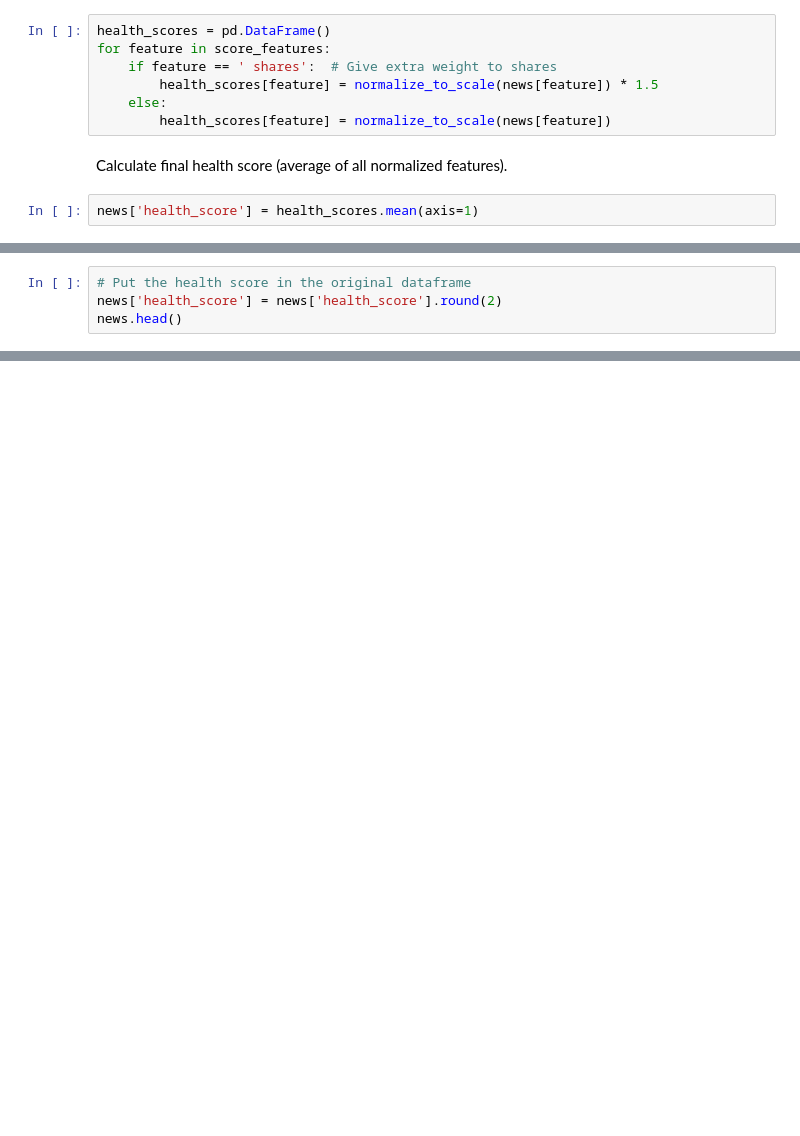
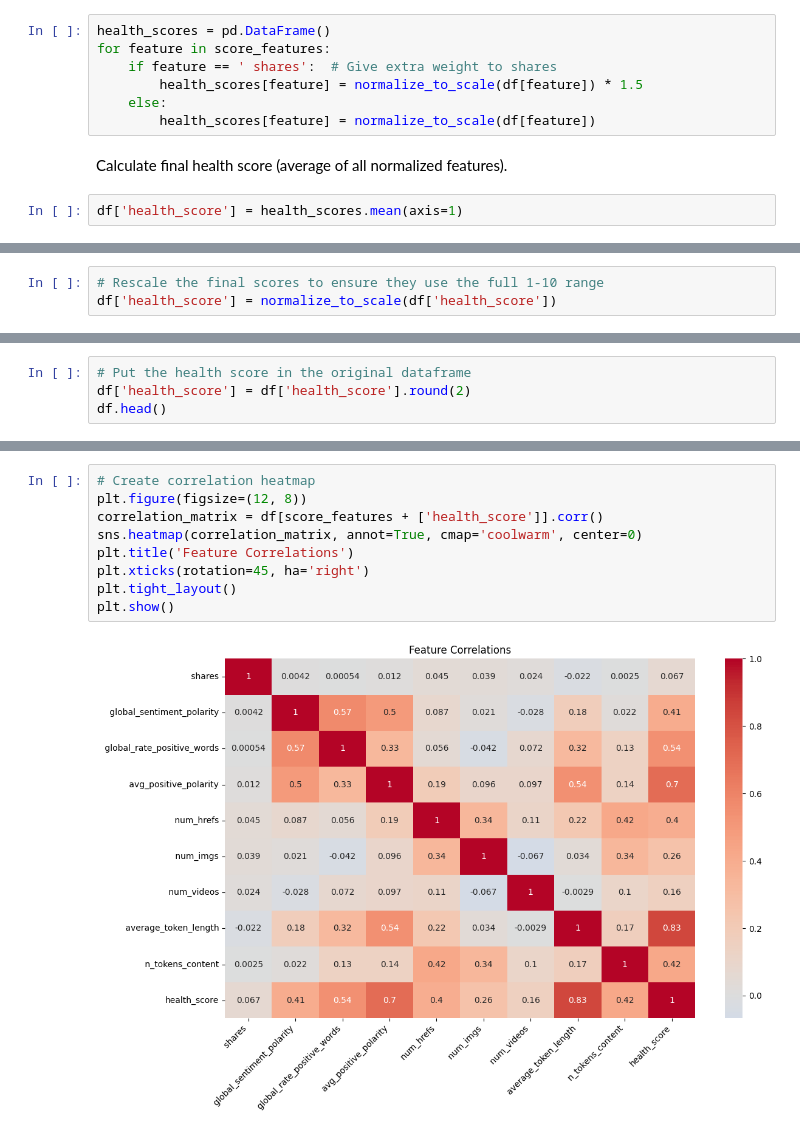
Before and after one commit to curtpond/webdata, a Jupyter notebook: articles.ipynb, the cells around one changed output, grey strips where cells are left out. Cells and saved outputs as stored; diff of their text form; blank space fills up the shorter version.

Commit message:
Updated the scoring model and added visualizations for insights.

```diff
--- a/articles.ipynb
+++ b/articles.ipynb
@@ -106,10 +107,10 @@ Calculate the health score.
 health_scores = pd.DataFrame()
 for feature in score_features:
     if feature == ' shares':  # Give extra weight to shares
-        health_scores[feature] = normalize_to_scale(news[feature]) * 1.5
+        health_scores[feature] = normalize_to_scale(df[feature]) * 1.5
     else:
-        health_scores[feature] = normalize_to_scale(news[feature])
+        health_scores[feature] = normalize_to_scale(df[feature])
 # %% [markdown]
 Calculate final health score (average of all normalized features).
 # %%
-news['health_score'] = health_scores.mean(axis=1)
+df['health_score'] = health_scores.mean(axis=1)
@@ -118,3 +117,6 @@ news['health_score'] = normalize_to_scale(news['health_score'])
+# %%
+# Rescale the final scores to ensure they use the full 1-10 range
+df['health_score'] = normalize_to_scale(df['health_score'])
 # %%
 # Display distribution of health scores
 plt.figure(figsize=(10, 6))
@@ -156,8 +158,8 @@ news[score_features + ['health_score']]
 39644 rows × 10 columns
 # %%
 # Put the health score in the original dataframe
-news['health_score'] = news['health_score'].round(2)
-news.head()
+df['health_score'] = df['health_score'].round(2)
+df.head()
 # %% [output]
 |  | url | timedelta | n_tokens_title | n_tokens_content | n_unique_tokens | n_non_stop_words | ... |
 | 0 | http://mashable.com/2013/01/07/am... | 731.0 | 12.0 | 219.0 | 0.663594 | 1.0 | ... |
@@ -167,0 +220,11 @@ news.head()
+# %%
+# Create correlation heatmap
+plt.figure(figsize=(12, 8))
+correlation_matrix = df[score_features + ['health_score']].corr()
+sns.heatmap(correlation_matrix, annot=True, cmap='coolwarm', center=0)
+plt.title('Feature Correlations')
+plt.xticks(rotation=45, ha='right')
+plt.tight_layout()
+plt.show()
+# %% [output]
+[figure, added]
```
Also changed, not shown: parts of 11 cells of this notebook.
